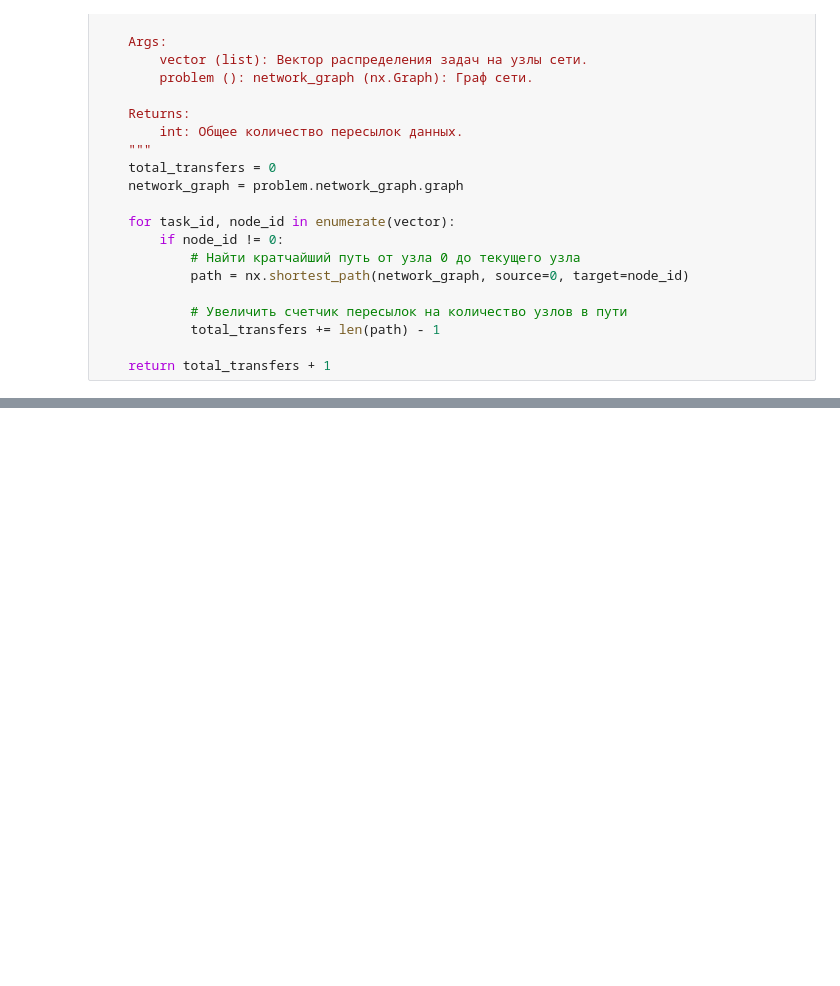
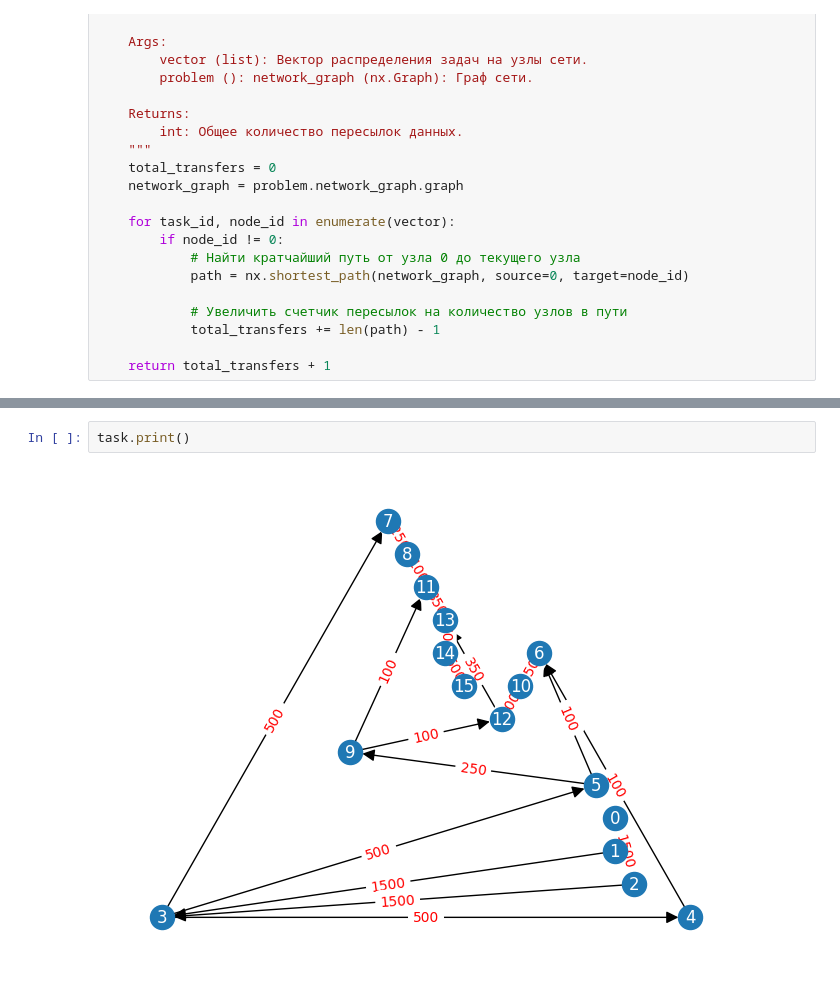
Before and after one commit to Me0n4ik/MATH, a Jupyter notebook: main.ipynb, the cells around one changed output, grey strips where cells are left out. Drawn from its saved outputs; the diff is of its cells as text; blank space fills up the shorter version.

```diff
--- a/main.ipynb
+++ b/main.ipynb
@@ -207,0 +232,4 @@ def f2(vector, problem):
+# %%
+task.print()
+# %% [output]
+[figure, added]
```
Also changed, not shown: parts of 14 cells of this notebook, 7 other files.
